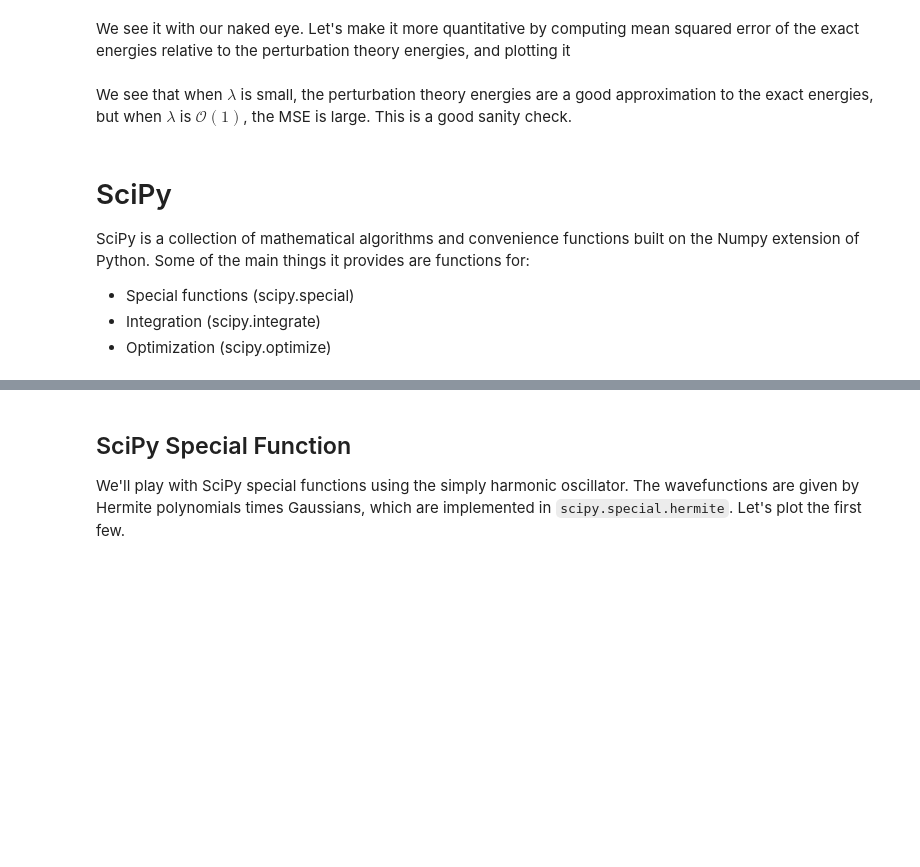
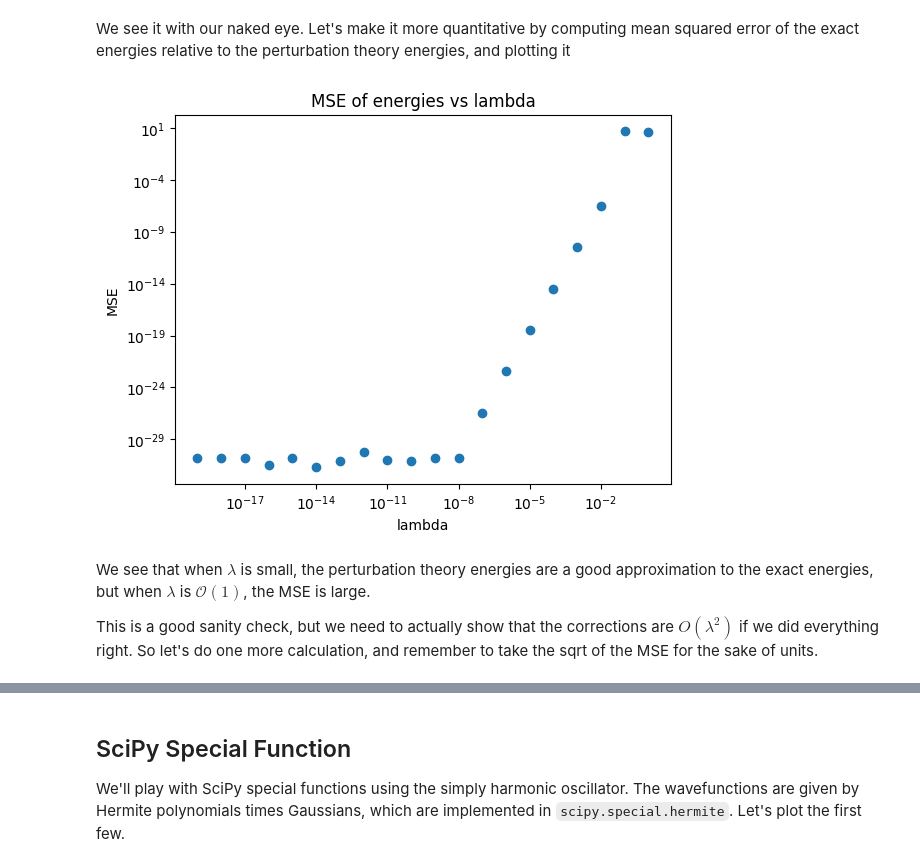
Before and after one commit to jimhalverson/COMP2023, a Jupyter notebook: notebooks/Intro to Python/2_Lecture_2_Scientific Computing Libraries.ipynb, the cells around one changed output, grey strips where cells are left out. Cells and saved outputs as stored; diff of their text form; code cells hidden in the pictures; blank space fills up the shorter version.

```diff
--- a/notebooks/Intro to Python/2_Lecture_2_Scientific Computing Libraries.ipynb
+++ b/notebooks/Intro to Python/2_Lecture_2_Scientific Computing Libraries.ipynb
@@ -177,0 +269,4 @@ where $H$ is the Hamiltonian and $\lambda$ is a small parameter if perturbation
+# %%
+H1 = np.random.normal(0, 1, size=(3,3))
+H1 = H1 + H1.T # make symmetric
+print(H1)
@@ -177,0 +277,16 @@ where $H$ is the Hamiltonian and $\lambda$ is a small parameter if perturbation
+# %%
+lambdas =[10**-k for k in range(0,4)]
+for lam in lambdas:
+    H = H0 + lam*H1
+    H_evals, H_evecs = np.linalg.eig(H)
+
+    H0_evals, H0_evecs = np.linalg.eig(H0)
+    H0_diag = H0_evecs.T@H0@H0_evecs
+
+    PT_matrix_elements = H0_evecs.T @ H0 @ H0_evecs + lam*H0_evecs.T@H1@H0_evecs
+    H_evals_PT = np.diag(PT_matrix_elements)
+
+    print("\nlambda:", lam)
+    print("H0_diag:\n", H0_diag)
+    print("Exact Energies:", H_evals)
+    print("Perturbed Energies:", H_evals_PT)
@@ -178,11 +311,33 @@ where $H$ is the Hamiltonian and $\lambda$ is a small parameter if perturbation
 # %% [markdown]
 We see it with our naked eye. Let's make it more quantitative by computing mean squared error of the exact energies relative to the perturbation theory energies, and plotting it
+# %%
+from matplotlib import pyplot as plt
+
+lambdas =[10**-k for k in range(0,20)]
+avg_mses = []
+for lam in lambdas:
+    H = H0 + lam*H1
+    H_evals, H_evecs = np.linalg.eig(H)
+
+    H0_evals, H0_evecs = np.linalg.eig(H0)
+    H0_diag = H0_evecs.T@H0@H0_evecs
+
+    PT_matrix_elements = H0_evecs.T @ H0 @ H0_evecs + lam*H0_evecs.T@H1@H0_evecs
+    H_evals_PT = np.diag(PT_matrix_elements)
+
+    avg_mse = np.mean((H_evals - H_evals_PT)**2)
+    avg_mses.append(avg_mse)
+
+plt.scatter(lambdas, avg_mses)
+plt.title("MSE of energies vs lambda")
+plt.xlabel("lambda")
+plt.ylabel("MSE")
+plt.yscale("log")
+plt.xscale("log")
+plt.show()
+# %% [output]
+[figure, added]
 # %% [markdown]
-We see that when $\lambda$ is small, the perturbation theory energies are a good approximation to the exact energies, but when $\lambda$ is $\mathcal{O}(1)$, the MSE is large. This is a good sanity check.
+We see that when $\lambda$ is small, the perturbation theory energies are a good approximation to the exact energies, but when $\lambda$ is $\mathcal{O}(1)$, the MSE is large.
+
+This is a good sanity check, but we need to actually show that the corrections are $O(\lambda^2)$ if we did everything right. So let's do one more calculation, and remember to take the sqrt of the MSE for the sake of units.
-# %% [markdown]
-# SciPy
-
-SciPy is a collection of mathematical algorithms and convenience functions built on the Numpy extension of Python. Some of the main things it provides are functions for:
-- Special functions (scipy.special)
-- Integration (scipy.integrate)
-- Optimization (scipy.optimize)
```
Also changed, not shown: parts of 60 cells of this notebook, 1 other file.
